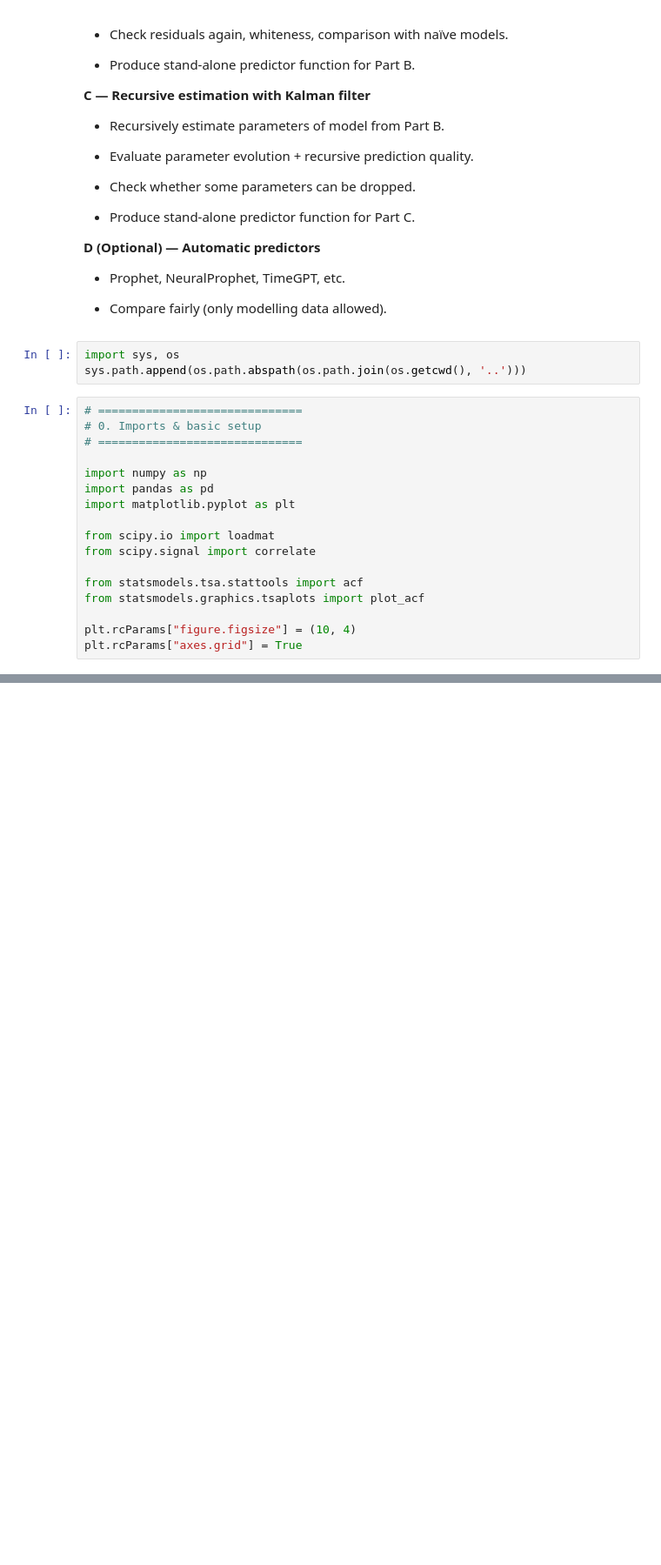
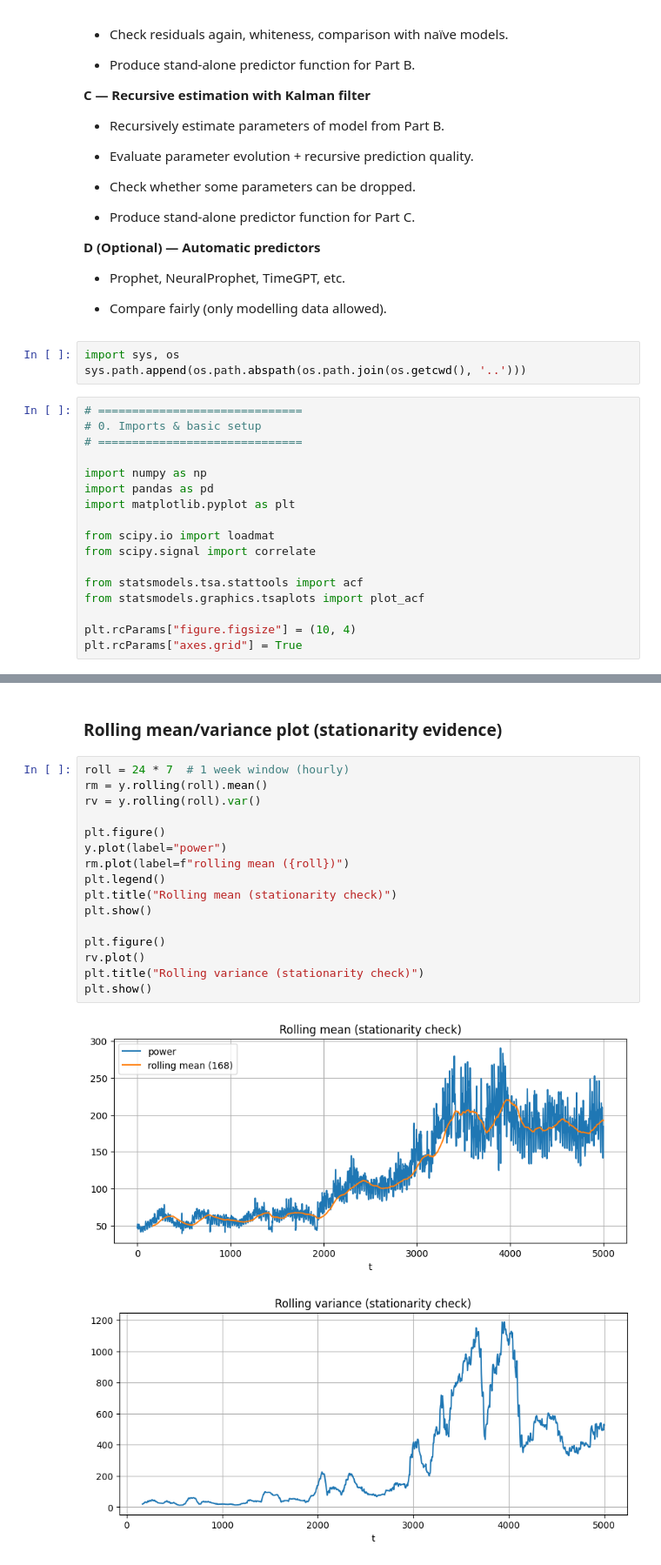
Before and after one commit to asifakhan09/MASM17-Time-series-analysis, a Jupyter notebook: Final Project/Asifa.ipynb, the cells around one changed output, grey strips where cells are left out. Shown at 87% size. Cells and saved outputs as stored; diff of their text form; blank space fills up the shorter version.

```diff
--- a/Final Project/Asifa.ipynb
+++ b/Final Project/Asifa.ipynb
@@ -984,0 +174,21 @@ Overall, the results demonstrate that incorporating relevant physical inputs and
+# %% [markdown]
+### Rolling mean/variance plot (stationarity evidence)
+# %%
+roll = 24 * 7  # 1 week window (hourly)
+rm = y.rolling(roll).mean()
+rv = y.rolling(roll).var()
+
+plt.figure()
+y.plot(label="power")
+rm.plot(label=f"rolling mean ({roll})")
+plt.legend()
+plt.title("Rolling mean (stationarity check)")
+plt.show()
+
+plt.figure()
+rv.plot()
+plt.title("Rolling variance (stationarity check)")
+plt.show()
+# %% [output]
+[figure, added]
+[figure, added]
```
Also changed, not shown: parts of 122 cells of this notebook, 2 other files.
